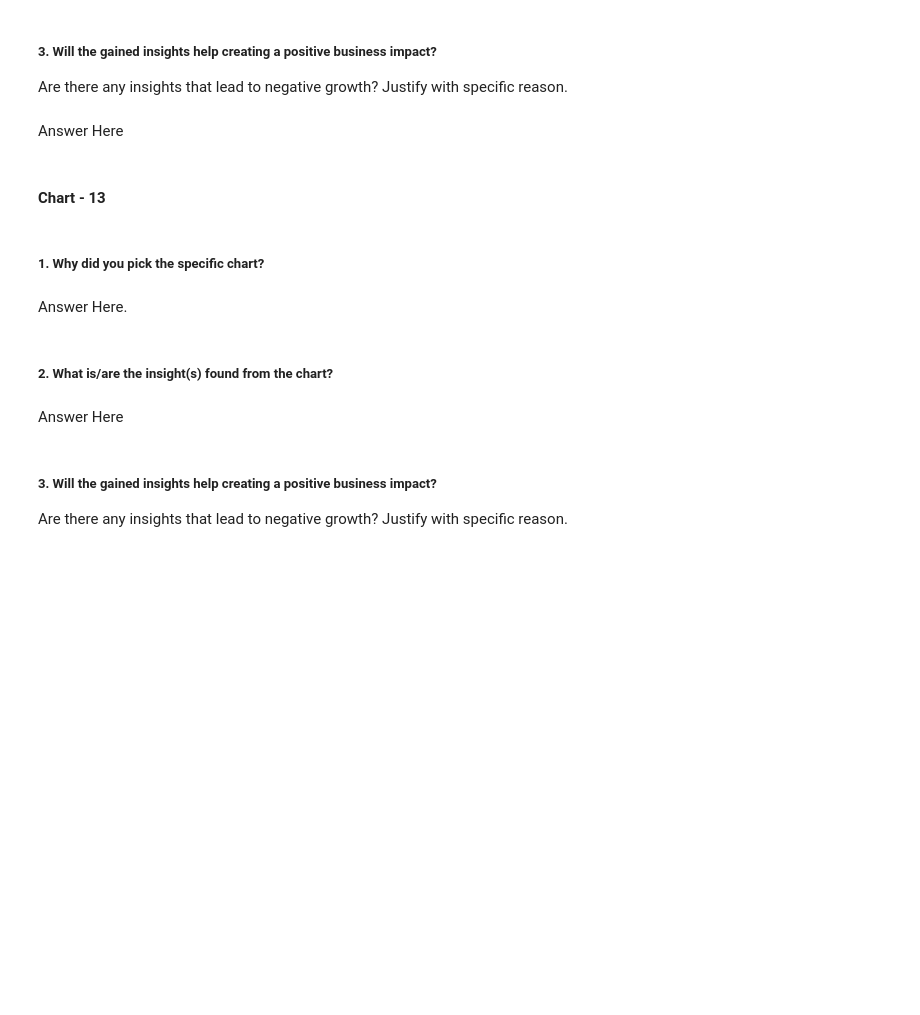
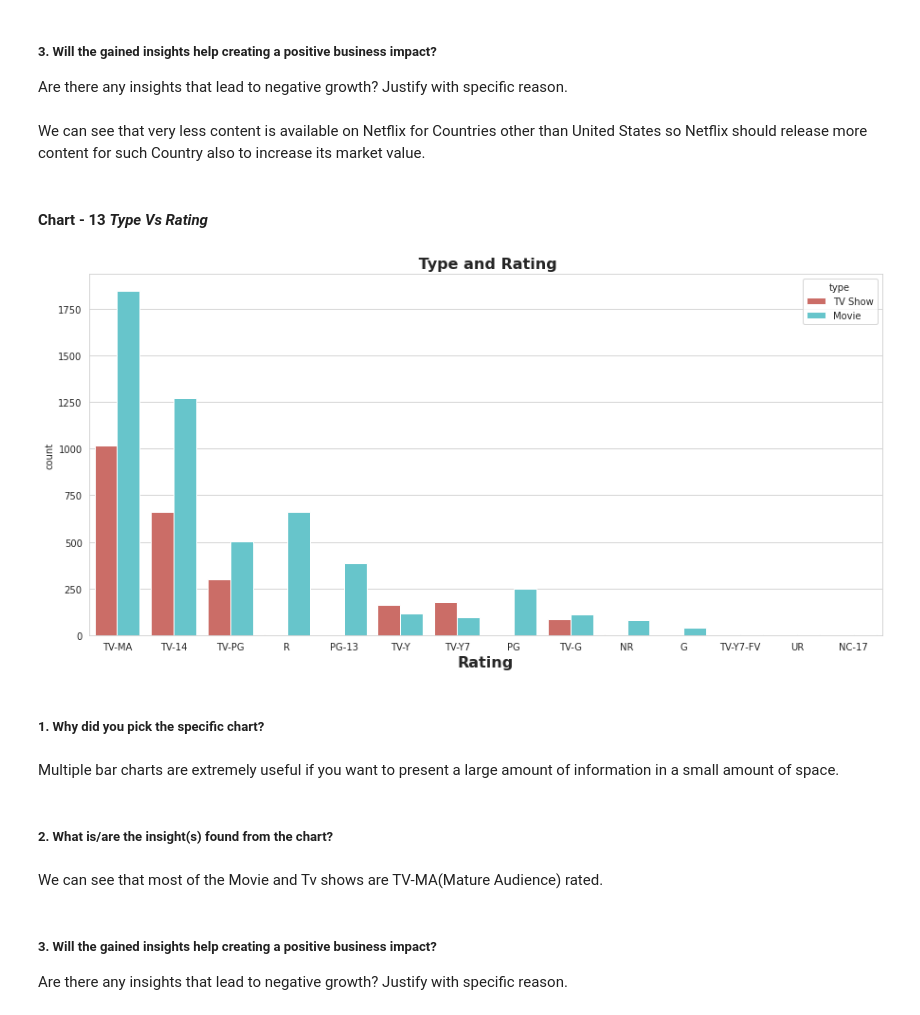
Before and after one commit to Kaushaljha488/NETFLIX_MOVIES_AND_TV_SHOWS_CLUSTERING, a Jupyter notebook: Kaushal_NETFLIX_MOVIES_AND_TV_SHOWS_CLUSTERING.ipynb, the cells around one changed output. Drawn from its saved outputs; the diff is of its cells as text; code cells hidden in the pictures; blank space fills up the shorter version.

```diff
--- a/Kaushal_NETFLIX_MOVIES_AND_TV_SHOWS_CLUSTERING.ipynb
+++ b/Kaushal_NETFLIX_MOVIES_AND_TV_SHOWS_CLUSTERING.ipynb
@@ -609,7 +620,7 @@ Answer Here
 # %% [markdown]
 ##### 3. Will the gained insights help creating a positive business impact?
 Are there any insights that lead to negative growth? Justify with specific reason.
-# %% [markdown]
-Answer Here
+# %% [markdown]
+We can see that very less content is available on Netflix for Countries other than United States so Netflix should release more content for such Country also to increase its market value.
 # %% [markdown]
-#### Chart - 13
+#### Chart - 13 ***Type Vs Rating***
@@ -618,11 +627,20 @@ Answer Here
+# %%
+# Chart - 13 visualization code
+plt.figure(figsize=(15,7))
+sns.countplot(x='rating',hue='type',data=df,palette="hls", order=df['rating'].value_counts().index[0:15])
+plt.title(' Type and Rating',size='16',fontweight="bold")
+plt.xlabel('Rating',size='16',fontweight="bold")
+plt.show()
+# %% [output]
+[figure, added]
 # %% [markdown]
 ##### 1. Why did you pick the specific chart?
-# %% [markdown]
-Answer Here.
+# %% [markdown]
+Multiple bar charts are extremely useful if you want to present a large amount of information in a small amount of space.
 # %% [markdown]
 ##### 2. What is/are the insight(s) found from the chart?
-# %% [markdown]
-Answer Here
+# %% [markdown]
+We can see that most of the Movie and Tv shows are TV-MA(Mature Audience) rated.
 # %% [markdown]
 ##### 3. Will the gained insights help creating a positive business impact?
 Are there any insights that lead to negative growth? Justify with specific reason.
```
Also changed, not shown: parts of 26 cells of this notebook.
